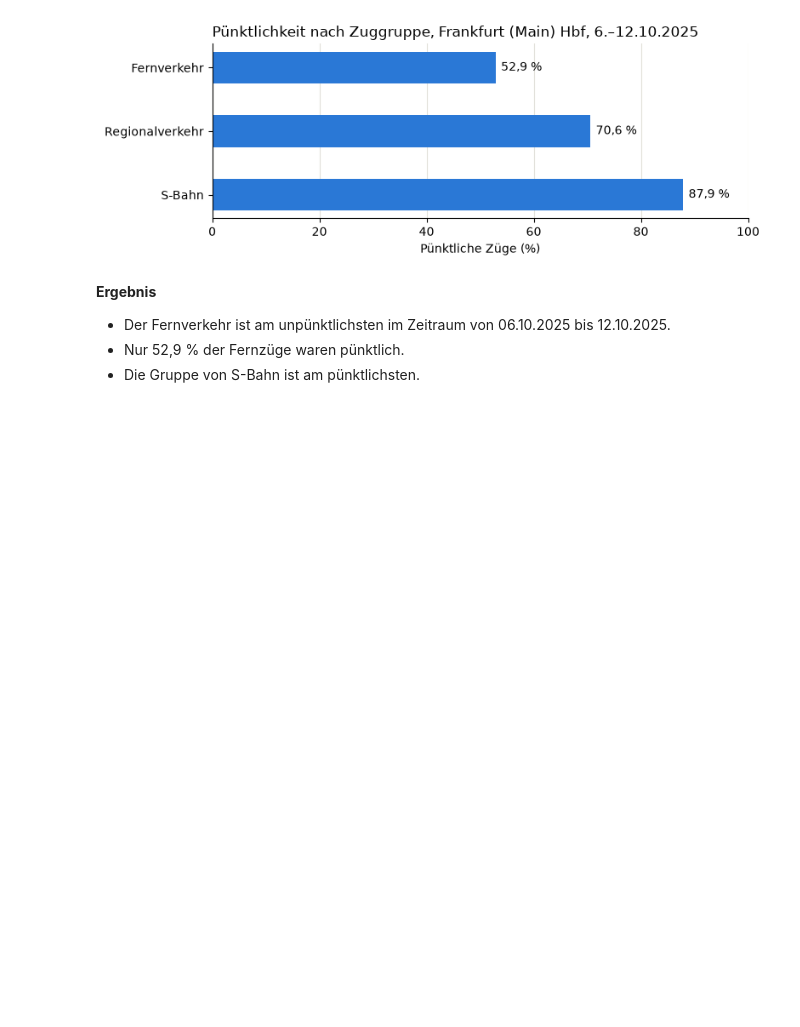
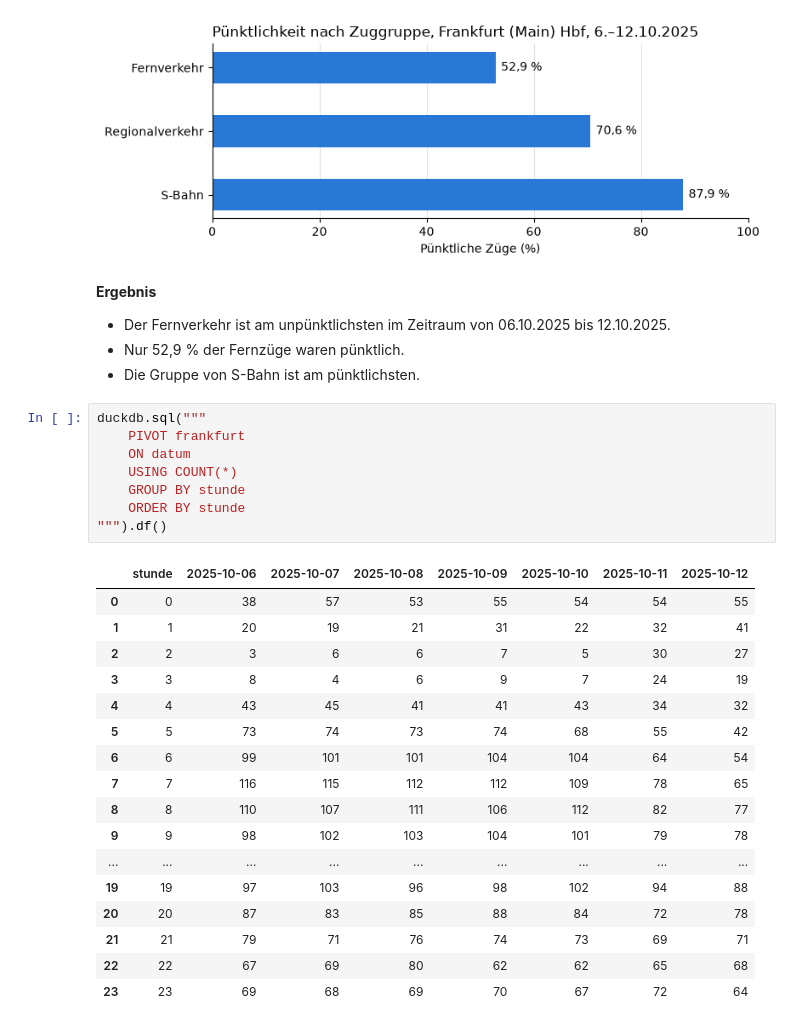
Before and after one commit to Yassiribnelhaddad/verspaetung-db, a Jupyter notebook: notebooks/analyse.ipynb, the cells around one changed output. Saved outputs shown, nothing was run; the diff lists cells and outputs as text; blank space fills up the shorter version.

```diff
--- a/notebooks/analyse.ipynb
+++ b/notebooks/analyse.ipynb
@@ -404,3 +405,29 @@ plt.show()
 - Der Fernverkehr ist am unpünktlichsten im Zeitraum von 06.10.2025 bis 12.10.2025.
 - Nur 52,9 % der Fernzüge waren pünktlich.
 - Die Gruppe von S-Bahn ist am pünktlichsten.
+# %%
+duckdb.sql("""
+    PIVOT frankfurt
+    ON datum
+    USING COUNT(*)
+    GROUP BY stunde
+    ORDER BY stunde
+""").df()
+# %% [output]
+|  | stunde | 2025-10-06 | 2025-10-07 | 2025-10-08 | 2025-10-09 | 2025-10-10 | 2025-10-11 | 2025-10-12 |
+| 0 | 0 | 38 | 57 | 53 | 55 | 54 | 54 | 55 |
+| 1 | 1 | 20 | 19 | 21 | 31 | 22 | 32 | 41 |
+| 2 | 2 | 3 | 6 | 6 | 7 | 5 | 30 | 27 |
+| 3 | 3 | 8 | 4 | 6 | 9 | 7 | 24 | 19 |
+| 4 | 4 | 43 | 45 | 41 | 41 | 43 | 34 | 32 |
+| 5 | 5 | 73 | 74 | 73 | 74 | 68 | 55 | 42 |
+| 6 | 6 | 99 | 101 | 101 | 104 | 104 | 64 | 54 |
+| 7 | 7 | 116 | 115 | 112 | 112 | 109 | 78 | 65 |
+| 8 | 8 | 110 | 107 | 111 | 106 | 112 | 82 | 77 |
+| 9 | 9 | 98 | 102 | 103 | 104 | 101 | 79 | 78 |
+| ... | ... | ... | ... | ... | ... | ... | ... | ... |
+| 19 | 19 | 97 | 103 | 96 | 98 | 102 | 94 | 88 |
+| 20 | 20 | 87 | 83 | 85 | 88 | 84 | 72 | 78 |
+| 21 | 21 | 79 | 71 | 76 | 74 | 73 | 69 | 71 |
+| 22 | 22 | 67 | 69 | 80 | 62 | 62 | 65 | 68 |
+| 23 | 23 | 69 | 68 | 69 | 70 | 67 | 72 | 64 |
```
Also changed, not shown: parts of 7 cells of this notebook, 1 other file.
